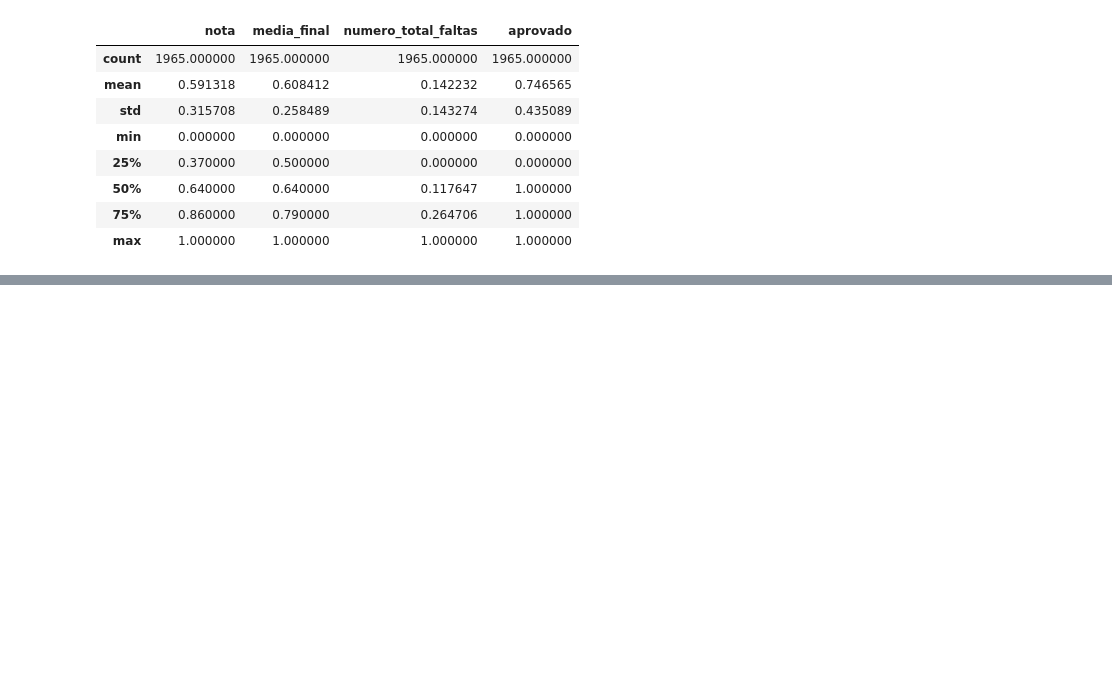
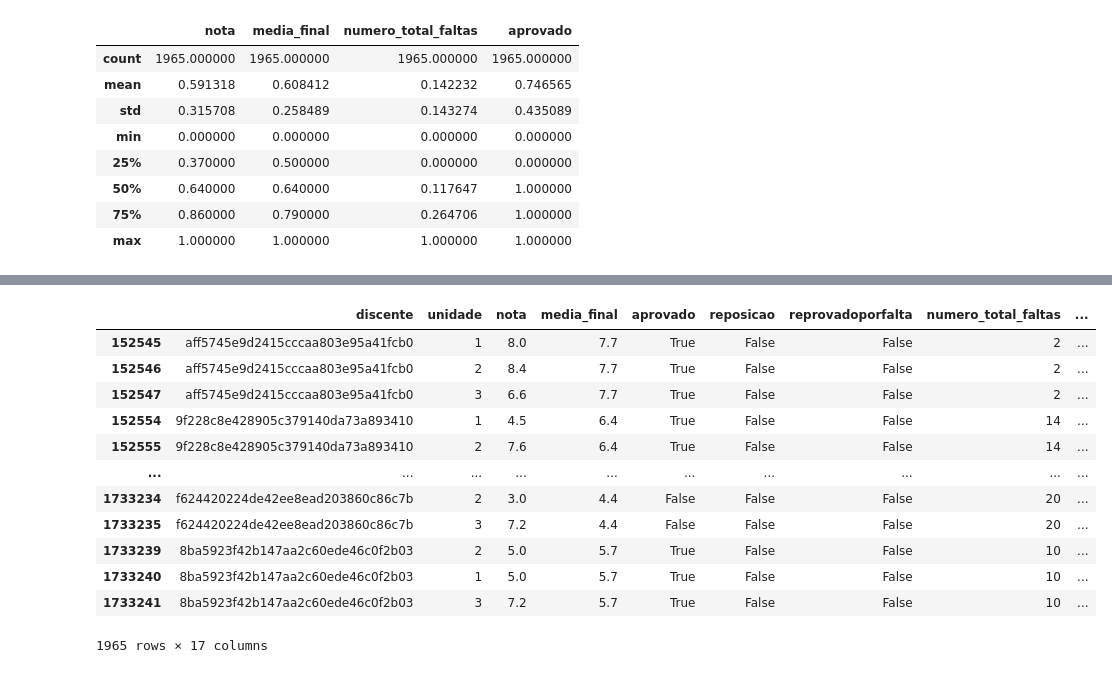
Before and after one commit to abmaeld/data-science-dados-abertos-ufrn-analysis, a Jupyter notebook: data_science_dados_abertos_ufrn_analysis.ipynb, the cells around one changed output, grey strips where cells are left out. Drawn from its saved outputs; the diff is of its cells as text; code cells hidden in the pictures; blank space fills up the shorter version.

```diff
--- a/data_science_dados_abertos_ufrn_analysis.ipynb
+++ b/data_science_dados_abertos_ufrn_analysis.ipynb
@@ -221,7 +302,7 @@ def reposicao(row):
     else:
         return False
 # %%
-def matematicamentereprovado(row):
+def exclusao(row):
   if row["aprovado"] == 0:
     if row["media_final"] < 5:
       if row["reprovadoporfalta"] == True:
@@ -316,7 +363,3 @@ dfc.to_csv("dfc.csv")
 # %%
 filtrados = dfc
 filtrados = filtrados.loc[filtrados['disciplina'] == 'INTRODUÇÃO ÀS TÉCNICAS DE PROGRAMAÇÃO']
-rotulos_filtrados = filtrados.apply(matematicamentereprovado, axis = 1)
-filtrados["reprovadomatematicamente"] = rotulos_filtrados
-
-base_final = filtrados.loc[filtrados['reprovadomatematicamente'] == False]
@@ -341,3 +366,8 @@ excluidos
+# %%
+rotulos_filtrados = filtrados.apply(exclusao, axis = 1)
+filtrados["excluido"] = rotulos_filtrados
+base_final = filtrados.loc[filtrados['excluido'] == False]
+excluidos = filtrados.loc[filtrados['excluido'] == True]
 # %%
 # linhas excluidas pela regra
 excluidos.size
@@ -489,0 +535,16 @@ dfkm.to_csv("dfkm.csv")
+# %%
+base_final
+# %% [output]
+|  | discente | unidade | nota | media_final | aprovado | reposicao | reprovadoporfalta | numero_total_faltas | ... |
+| 152545 | aff5745e9d2415cccaa803e95a41fcb0 | 1 | 8.0 | 7.7 | True | False | False | 2 | ... |
+| 152546 | aff5745e9d2415cccaa803e95a41fcb0 | 2 | 8.4 | 7.7 | True | False | False | 2 | ... |
+| 152547 | aff5745e9d2415cccaa803e95a41fcb0 | 3 | 6.6 | 7.7 | True | False | False | 2 | ... |
+| 152554 | 9f228c8e428905c379140da73a893410 | 1 | 4.5 | 6.4 | True | False | False | 14 | ... |
+| 152555 | 9f228c8e428905c379140da73a893410 | 2 | 7.6 | 6.4 | True | False | False | 14 | ... |
+| ... | ... | ... | ... | ... | ... | ... | ... | ... | ... |
+| 1733234 | f624420224de42ee8ead203860c86c7b | 2 | 3.0 | 4.4 | False | False | False | 20 | ... |
+| 1733235 | f624420224de42ee8ead203860c86c7b | 3 | 7.2 | 4.4 | False | False | False | 20 | ... |
+| 1733239 | 8ba5923f42b147aa2c60ede46c0f2b03 | 2 | 5.0 | 5.7 | True | False | False | 10 | ... |
+| 1733240 | 8ba5923f42b147aa2c60ede46c0f2b03 | 1 | 5.0 | 5.7 | True | False | False | 10 | ... |
+| 1733241 | 8ba5923f42b147aa2c60ede46c0f2b03 | 3 | 7.2 | 5.7 | True | False | False | 10 | ... |
+1965 rows × 17 columns
```
Also changed, not shown: parts of 35 cells of this notebook, 3 other files.
